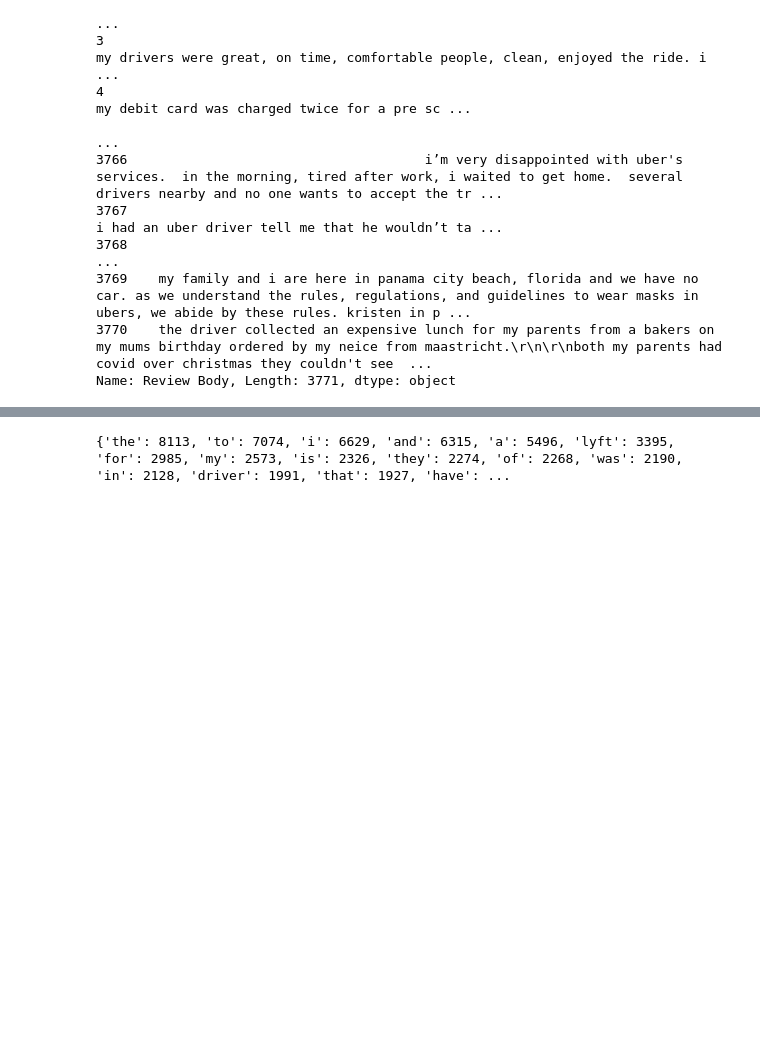
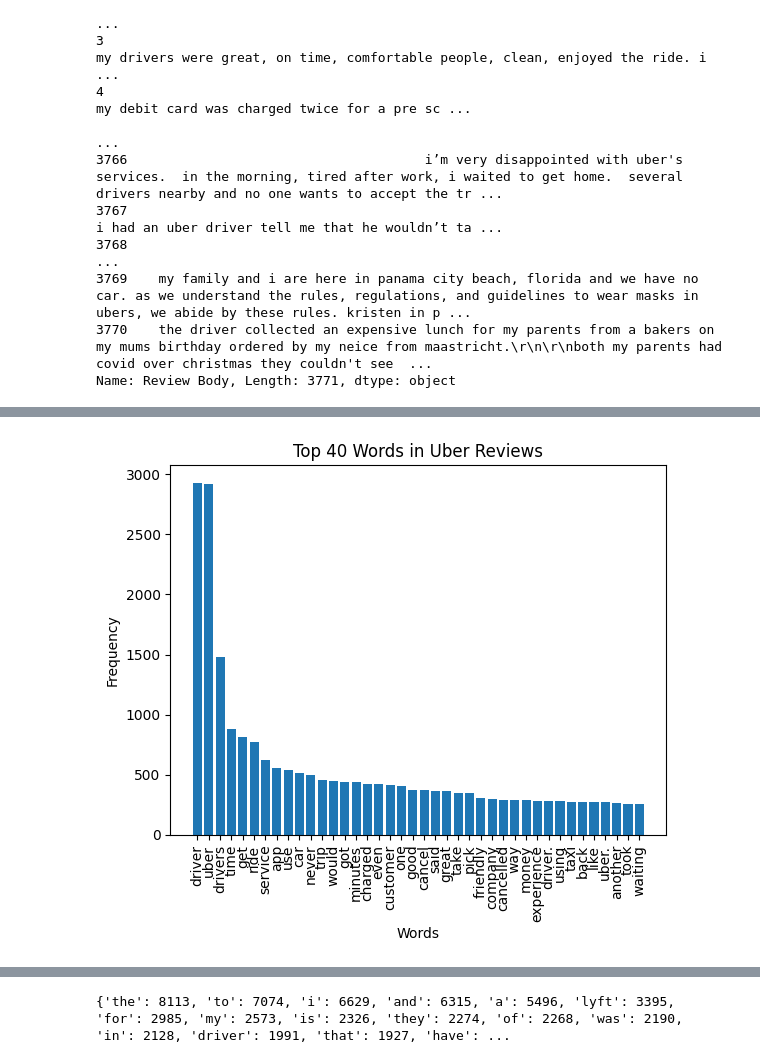
Before and after one commit to evkes/CPSC-4300-Gig-Economy, a Jupyter notebook: checkpoint2.ipynb, the cells around one changed output, grey strips where cells are left out. Drawn from its saved outputs; the diff is of its cells as text; code cells hidden in the pictures; blank space fills up the shorter version.

```diff
--- a/checkpoint2.ipynb
+++ b/checkpoint2.ipynb
@@ -9,6 +9,8 @@ import pandas as pd
 # %%
 uber = pd.read_csv("uber_cleaned.csv")
 lyft = pd.read_csv("lyft_cleaned.csv")
+uber['Rating_Scaled'] = (uber['Rating'] - 3) / 2
+lyft['Rating_Scaled'] = (uber['Rating'] - 3) / 2
 pd.options.display.max_colwidth = 500
 uber["Review Body"].head()
 # %% [output]
@@ -35,3 +37,83 @@ uber['Review Body']
 3769    my family and i are here in panama city beach, florida and we have no car. as we understand the rules, regulations, and guidelines to wear masks in ubers, we abide by these rules. kristen in p ...
 3770    the driver collected an expensive lunch for my parents from a bakers on my mums birthday ordered by my neice from maastricht.\r\n\r\nboth my parents had covid over christmas they couldn't see  ...
 Name: Review Body, Length: 3771, dtype: object
+# %%
+from collections import Counter
+import matplotlib.pyplot as plt
+import re
+from textblob import TextBlob
+from nltk.corpus import stopwords
+import nltk
+nltk.download('stopwords')
+
+# Load the stop words
+stop_words = set(stopwords.words('english'))
+
+# Compute the sentiment polarity score for each review
+sentiment_scores = []
+for review in uber['Review Body']:
+    blob = TextBlob(review)
+    sentiment_scores.append(blob.sentiment.polarity)
+
+# Add the sentiment polarity scores as a new column in the dataframe
+uber['Sentiment_Polarity'] = sentiment_scores
+
+# Create a list of all words in the reviews
+words = [word.lower() for review in uber['Review Body'] for word in review.split() if word.lower() not in stop_words and len(word) > 2]
+
+# Use Counter to count the occurrence of each word
+word_count = Counter(words)
+
+word_freq_dict = {}
+
+for word, freq in sorted(word_count.items(), key=lambda item: item[1], reverse=True):
+    if freq >= 10:
+        word_freq_dict[word] = freq
+
+print(word_freq_dict)
+
+top_words = list(word_freq_dict.keys())[:40]
+word_freq = [word_freq_dict[word] for word in top_words]
+
+plt.bar(top_words, word_freq)
+plt.xticks(rotation=90)
+plt.xlabel('Words')
+plt.ylabel('Frequency')
+plt.title('Top 40 Words in Uber Reviews')
+plt.show()
+def calculate_weighted_avg(dataframe, word):
+    dataframe.loc[:, f'{word}_count'] = dataframe['Review Body'].str.lower().str.count(re.escape(word))
+    reviews_with_word = dataframe[dataframe[f'{word}_count'] > 0]
+    # Calculate the weighted average of the scaled ratings for all reviews containing the given word
+    if len(reviews_with_word) > 0:
+        weighted_sum = (reviews_with_word['Rating_Scaled'] * reviews_with_word[f'{word}_count']).sum()
+        word_count = reviews_with_word[f'{word}_count'].sum()
+        avg_sentiment = reviews_with_word['Sentiment_Polarity'].mean()
+        return weighted_sum / word_count, word_count, avg_sentiment
+    else:
+        return 0.0, 0, 0.0
+
+weighted_avg_dict = {}
+for word in word_freq_dict.keys():
+    weighted_avg, word_count, avg_sentiment = calculate_weighted_avg(uber, word)
+    weighted_avg_dict[word] = weighted_avg
+    word_weighted_freq = weighted_avg * word_count
+    word_freq_dict[word] = word_weighted_freq
+
+unique_words = list(set(words))
+uber['Word_Weighted_Frequency'] = [word_freq_dict[word] for word in unique_words]
+
+# Get 20 words with highest and lowest weighted averages
+sorted_words = sorted(weighted_avg_dict.items(), key=lambda x: x[1], reverse=True)
+top_words = [word for word, avg in sorted_words if avg > 0][:20]
+bottom_words = [word for word, avg in sorted_words if avg < 0][:20]
+
+# Print results
+print("Top 20 words with highest weighted averages:")
+for word, avg in sorted_words[:20]:
+    print(f"{word}: {avg:.2f}")
+
+print("\nBottom 20 words with lowest weighted averages:")
+for word, avg in sorted_words[-20:]:
+    print(f"{word}: {avg:.2f}")
+# %% [output]
@@ -37,0 +124 @@ Name: Review Body, Length: 3771, dtype: object
+[figure, added]
```
Also changed, not shown: parts of 2 cells of this notebook.
